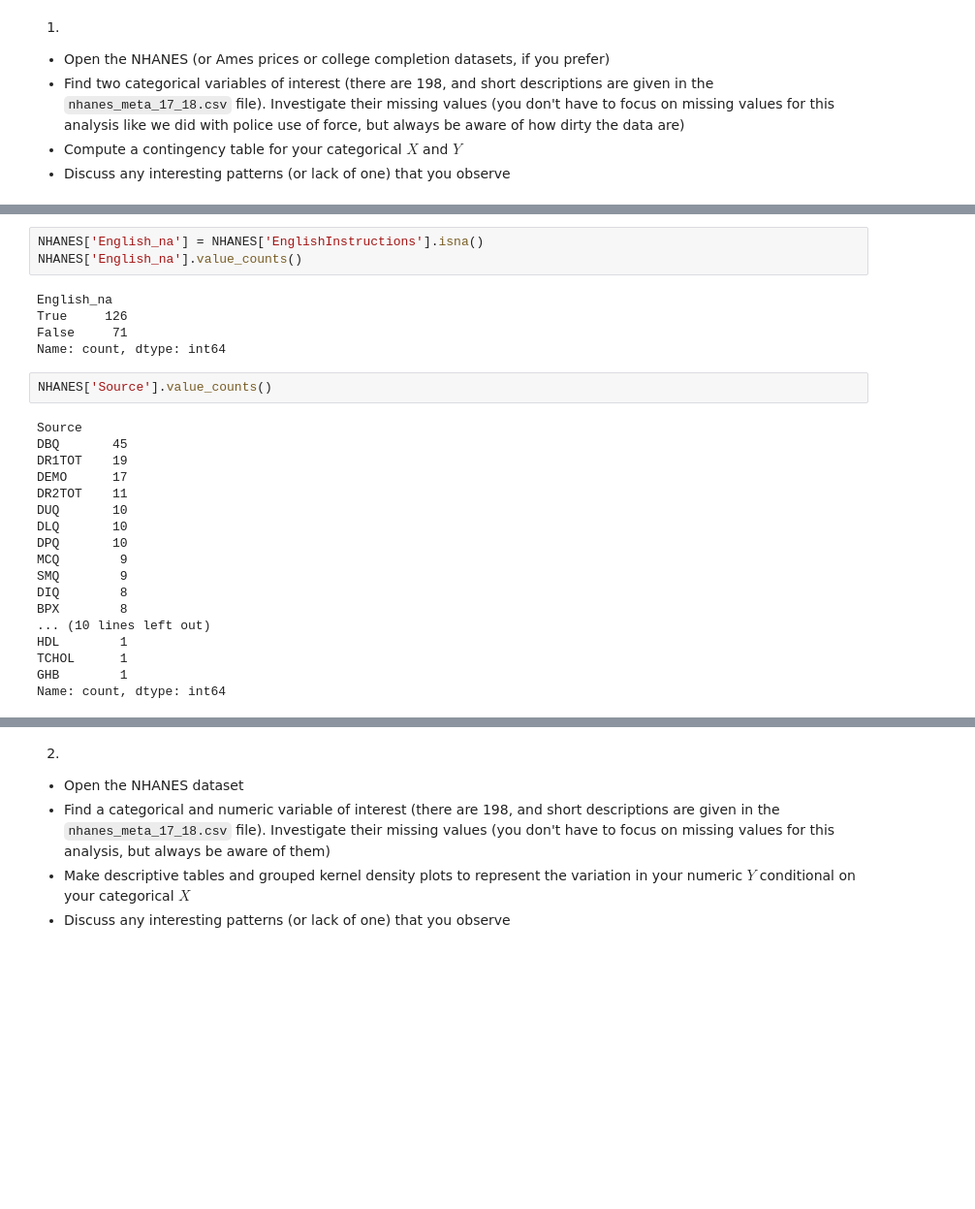
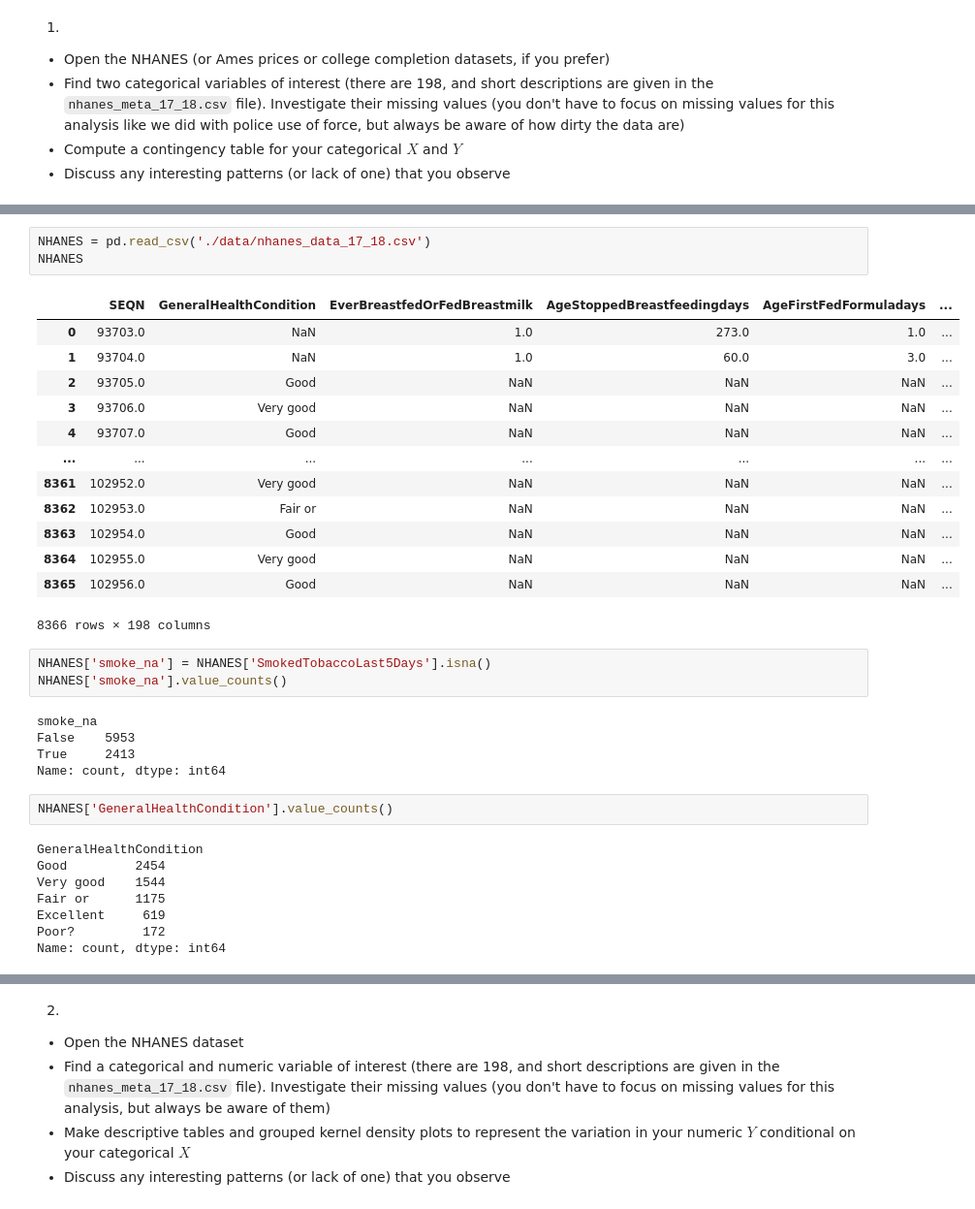
Before and after one commit to shawn01-kubo/DS-5030-Assignment3, a Jupyter notebook: assignment_3.ipynb, the cells around one changed output, grey strips where cells are left out. Shown at 97% size. Saved outputs shown, nothing was run; the diff lists cells and outputs as text; blank space fills up the shorter version.

```diff
--- a/assignment_3.ipynb
+++ b/assignment_3.ipynb
@@ -57,29 +47,36 @@ NHANES.head()
+# %%
+NHANES = pd.read_csv('./data/nhanes_data_17_18.csv')
+NHANES
+# %% [output]
+|  | SEQN | GeneralHealthCondition | EverBreastfedOrFedBreastmilk | AgeStoppedBreastfeedingdays | AgeFirstFedFormuladays | ... |
+| 0 | 93703.0 | NaN | 1.0 | 273.0 | 1.0 | ... |
+| 1 | 93704.0 | NaN | 1.0 | 60.0 | 3.0 | ... |
+| 2 | 93705.0 | Good | NaN | NaN | NaN | ... |
+| 3 | 93706.0 | Very good | NaN | NaN | NaN | ... |
+| 4 | 93707.0 | Good | NaN | NaN | NaN | ... |
+| ... | ... | ... | ... | ... | ... | ... |
+| 8361 | 102952.0 | Very good | NaN | NaN | NaN | ... |
+| 8362 | 102953.0 | Fair or | NaN | NaN | NaN | ... |
+| 8363 | 102954.0 | Good | NaN | NaN | NaN | ... |
+| 8364 | 102955.0 | Very good | NaN | NaN | NaN | ... |
+| 8365 | 102956.0 | Good | NaN | NaN | NaN | ... |
+8366 rows × 198 columns
 # %%
-NHANES['English_na'] = NHANES['EnglishInstructions'].isna()
-NHANES['English_na'].value_counts()
+NHANES['smoke_na'] = NHANES['SmokedTobaccoLast5Days'].isna()
+NHANES['smoke_na'].value_counts()
 # %% [output]
-English_na
-True     126
-False     71
+smoke_na
+False    5953
+True     2413
 Name: count, dtype: int64
 # %%
-NHANES['Source'].value_counts()
+NHANES['GeneralHealthCondition'].value_counts()
 # %% [output]
-Source
-DBQ       45
-DR1TOT    19
-DEMO      17
-DR2TOT    11
-DUQ       10
-DLQ       10
-DPQ       10
-MCQ        9
-SMQ        9
-DIQ        8
-BPX        8
-... (10 lines left out)
-HDL        1
-TCHOL      1
-GHB        1
+GeneralHealthCondition
+Good         2454
+Very good    1544
+Fair or      1175
+Excellent     619
+Poor?         172
 Name: count, dtype: int64
 # %%
```
Also changed, not shown: parts of 8 cells of this notebook.
